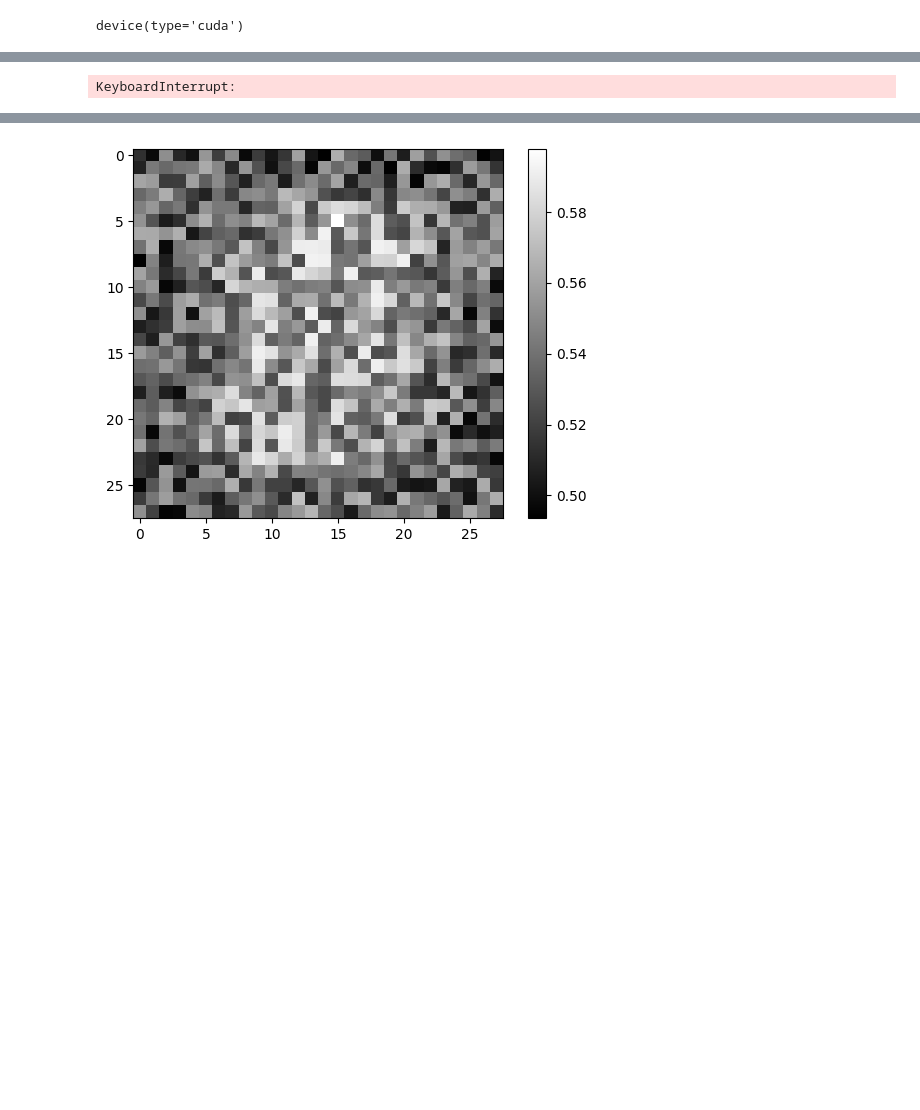
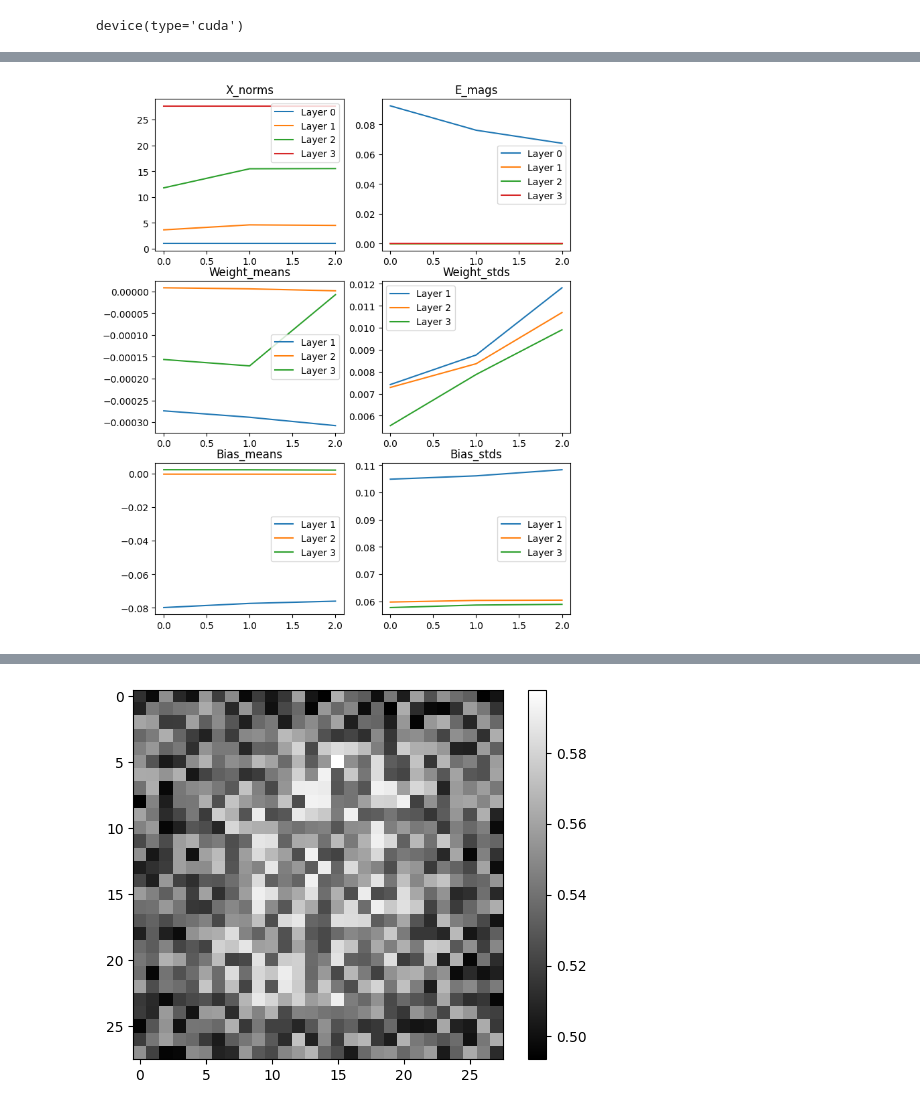
Before and after one commit to joeagriffith/pclib, a Jupyter notebook: mnist/mnist_pclinear.ipynb, the cells around one changed output, grey strips where cells are left out. Saved outputs shown, nothing was run; the diff lists cells and outputs as text; code cells hidden in the pictures; blank space fills up the shorter version.

```diff
--- a/mnist/mnist_pclinear.ipynb
+++ b/mnist/mnist_pclinear.ipynb
@@ -107,29 +107,27 @@ stats = [None for _ in range(num_models)]
 # %%
 # Train Loop
 LEARNING_RATE = 3e-4
-NUM_EPOCHS = 20
+NUM_EPOCHS = 3
 BATCH_SIZE = 1000
 REG_COEFF = 1e-2
 
-for i, model in enumerate(models):
-    step[i], stats[i] = train(
-        model,
-        train_dataset,
-        val_dataset,
-        NUM_EPOCHS,
-        LEARNING_RATE,
-        batch_size=BATCH_SIZE,
-        reg_coeff=REG_COEFF,
-        step=step[i],
-        init_mode='randn',
-        stats=stats[i],
-        device=device,
-        optim='AdamW',
-    )
+step, stats = train(
+    model,
+    train_dataset,
+    val_dataset,
+    NUM_EPOCHS,
+    LEARNING_RATE,
+    batch_size=BATCH_SIZE,
+    reg_coeff=REG_COEFF,
+    step=step,
+    stats=stats,
+    device=device,
+    optim='AdamW',
+)
 
-plot_stats(stats[-1], models[-1])
+plot_stats(stats, model)
 # %% [output]
-KeyboardInterrupt:
+[figure, added]
 # %%
 train_vfes = torch.tensor([stats[i]['train_vfe'][-1] for i in range(num_models)])
 val_vfes = torch.tensor([stats[i]['val_vfe'][-1] for i in range(num_models)])
```
Also changed, not shown: parts of 7 cells of this notebook, 6 other files.
